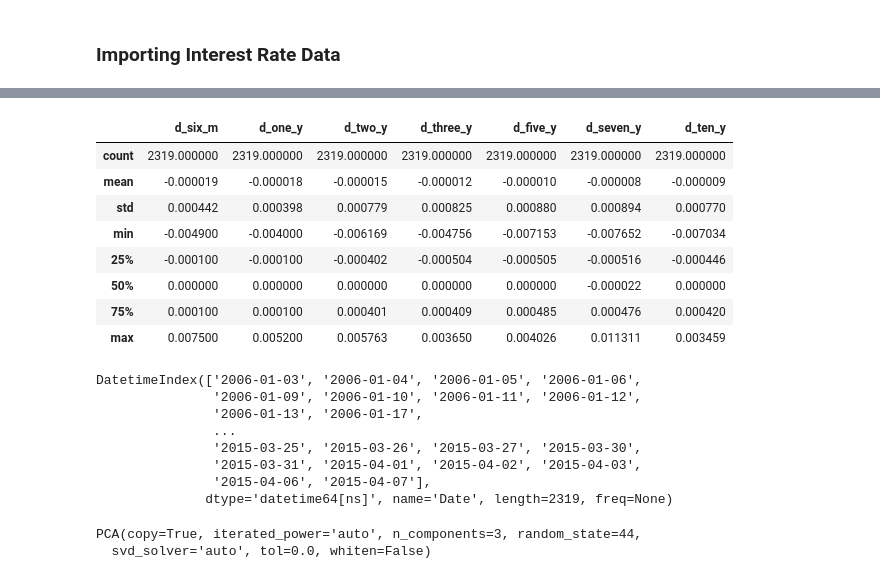
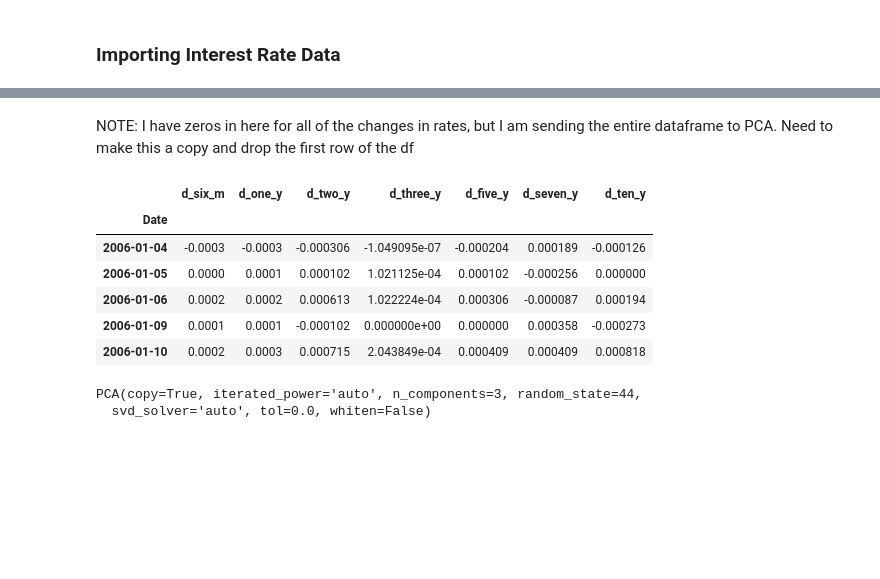
Before and after one commit to davidjsmith44/NLP-Fed-Speeches, a Jupyter notebook: src/stationary_ARIMAX.ipynb, the cells around one changed output, grey strips where cells are left out. Saved outputs shown, nothing was run; the diff lists cells and outputs as text; code cells hidden in the pictures; blank space fills up the shorter version.

```diff
--- a/src/rate_data_test.ipynb
+++ b/src/stationary_ARIMAX.ipynb
@@ -51,4 +51,5 @@ df.describe()
 | 75% | 0.019700 | 0.021500 | 0.026478 | 0.030916 | 0.041222 | 0.047485 | 0.050698 | 0.000100 | 0.000100 | 0.000401 | 0.000409 | ... |
 | max | 0.053300 | 0.053000 | 0.053497 | 0.053087 | 0.053215 | 0.055391 | 0.061604 | 0.007500 | 0.005200 | 0.005763 | 0.003650 | ... |
 # %%
-X = df[['d_six_m', 'd_one_y', 'd_two_y', 'd_three_y', 'd_five_y', 'd_seven_y', 'd_ten_y']]
+X = df[['d_six_m', 'd_one_y', 'd_two_y', 'd_three_y', 'd_five_y', 'd_seven_y', 'd_ten_y']].copy()
+X.head()
@@ -55,26 +64,17 @@ X = df[['d_six_m', 'd_one_y', 'd_two_y', 'd_three_y', 'd_five_y', 'd_seven_y', '
+# %% [markdown]
+NOTE: I have zeros in here for all of the changes in rates, but I am sending the entire dataframe to PCA. Need to make this a copy and drop the first row of the df
+# %%
+X=X.iloc[1:]
 # %%
-X.describe()
+X.head()
 # %% [output]
 |  | d_six_m | d_one_y | d_two_y | d_three_y | d_five_y | d_seven_y | d_ten_y |
-| count | 2319.000000 | 2319.000000 | 2319.000000 | 2319.000000 | 2319.000000 | 2319.000000 | 2319.000000 |
-| mean | -0.000019 | -0.000018 | -0.000015 | -0.000012 | -0.000010 | -0.000008 | -0.000009 |
-| std | 0.000442 | 0.000398 | 0.000779 | 0.000825 | 0.000880 | 0.000894 | 0.000770 |
-| min | -0.004900 | -0.004000 | -0.006169 | -0.004756 | -0.007153 | -0.007652 | -0.007034 |
-| 25% | -0.000100 | -0.000100 | -0.000402 | -0.000504 | -0.000505 | -0.000516 | -0.000446 |
-| 50% | 0.000000 | 0.000000 | 0.000000 | 0.000000 | 0.000000 | -0.000022 | 0.000000 |
-| 75% | 0.000100 | 0.000100 | 0.000401 | 0.000409 | 0.000485 | 0.000476 | 0.000420 |
-| max | 0.007500 | 0.005200 | 0.005763 | 0.003650 | 0.004026 | 0.011311 | 0.003459 |
+| Date |  |  |  |  |  |  |  |
+| 2006-01-04 | -0.0003 | -0.0003 | -0.000306 | -1.049095e-07 | -0.000204 | 0.000189 | -0.000126 |
+| 2006-01-05 | 0.0000 | 0.0001 | 0.000102 | 1.021125e-04 | 0.000102 | -0.000256 | 0.000000 |
+| 2006-01-06 | 0.0002 | 0.0002 | 0.000613 | 1.022224e-04 | 0.000306 | -0.000087 | 0.000194 |
+| 2006-01-09 | 0.0001 | 0.0001 | -0.000102 | 0.000000e+00 | 0.000000 | 0.000358 | -0.000273 |
+| 2006-01-10 | 0.0002 | 0.0003 | 0.000715 | 2.043849e-04 | 0.000409 | 0.000409 | 0.000818 |
-# %%
-train_dates = X.index
-# %% [output]
-DatetimeIndex(['2006-01-03', '2006-01-04', '2006-01-05', '2006-01-06',
-               '2006-01-09', '2006-01-10', '2006-01-11', '2006-01-12',
-               '2006-01-13', '2006-01-17',
-               ...
-               '2015-03-25', '2015-03-26', '2015-03-27', '2015-03-30',
-               '2015-03-31', '2015-04-01', '2015-04-02', '2015-04-03',
-               '2015-04-06', '2015-04-07'],
-              dtype='datetime64[ns]', name='Date', length=2319, freq=None)
 # %%
 n_comp = 3
 test = PCA(n_components = n_comp, random_state=44)
```
Also changed, not shown: parts of 32 cells of this notebook, 1 other file.
